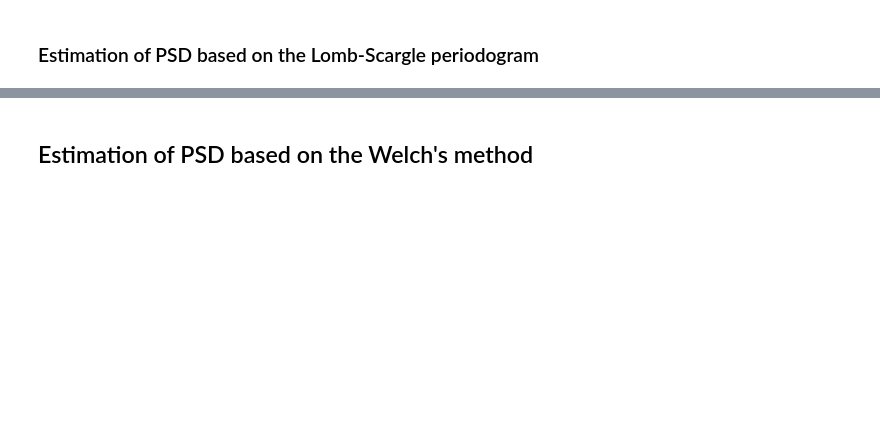
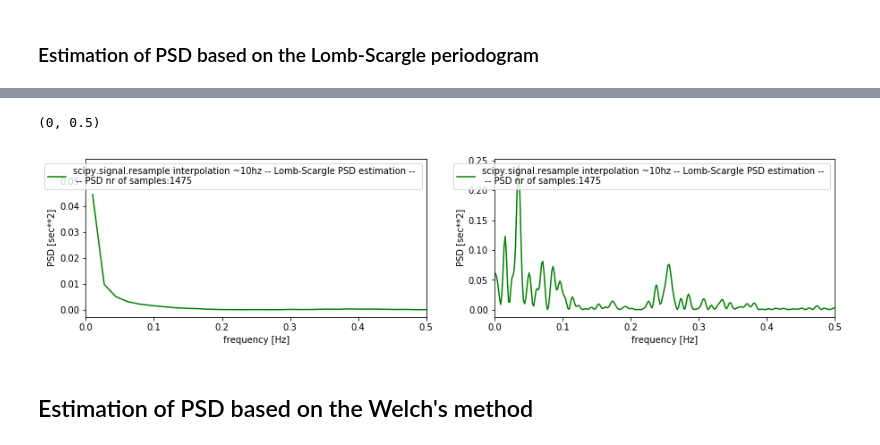
Before and after one commit to yinxiaojing1/pre_epi_seizures, a Jupyter notebook: pre_epi_seizures/hrv_computation.ipynb, the cells around one changed output, grey strips where cells are left out. Drawn from its saved outputs; the diff is of its cells as text; code cells hidden in the pictures; blank space fills up the shorter version.

Commit message:
lomb-scargle estimation done

```diff
--- a/pre_epi_seizures/hrv_computation.ipynb
+++ b/pre_epi_seizures/hrv_computation.ipynb
@@ -945,10 +1018,12 @@ from astropy.stats import LombScargle
 frequency, power = LombScargle(window_time_sec_rri, window_rri).autopower()
 
 # Allocate frequencies for analysis
-f = np.linspace(0.01, 1, 100)
-
-w =  np.pi/2 * f
-
+f = np.linspace(0.01, 1, len(window_rri)/2)
+w =  2 * np.pi * f
 lombscargle = lombscargle(x=window_time_sec_rri,
                          y=window_rri,
-                         freqs= w)
+                         freqs= w,
+                         normalize=True)
+
+
+lombscargle
@@ -955,3 +1046,28 @@ lombscargle = lombscargle(x=window_time_sec_rri,
+# %%
+# plot lombscargle periodogram
+plt.figure(figsize=(15, 15))
+
+
+plt.subplot(4, 2, 1)
+plt.plot(f, lombscargle, 'g')
+plt.plot()
+plt.xlabel('frequency [Hz]')
+plt.ylabel('PSD [sec**2]')
+plt.legend(['scipy.signal.resample interpolation ~10hz -- Lomb-Scargle PSD estimation'
+            ' -- \n -- PSD nr of samples:{}'.format(len(frequency))])
+plt.xlim(0, 0.5)
+
+plt.subplot(4, 2, 2)
+plt.plot(frequency, power, 'g')
+plt.plot()
+plt.xlabel('frequency [Hz]')
+plt.ylabel('PSD [sec**2]')
+plt.legend(['scipy.signal.resample interpolation ~10hz -- Lomb-Scargle PSD estimation'
+            ' -- \n -- PSD nr of samples:{}'.format(len(frequency))])
+plt.xlim(0, 0.5)
+# %% [output]
+(0, 0.5)
+[figure, added]
 # %% [markdown]
 ## Estimation of PSD based on the Welch's method
 # %%
```
Also changed, not shown: parts of 31 cells of this notebook.
